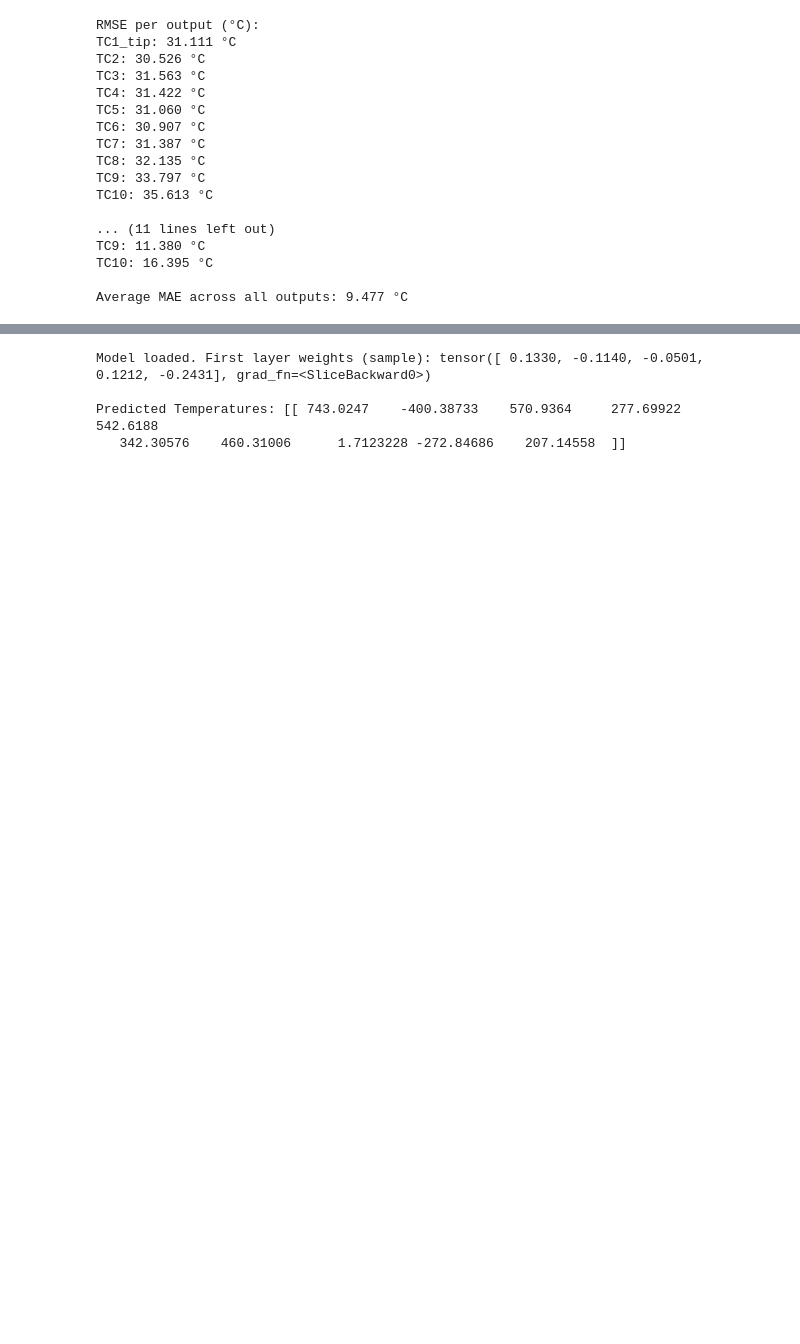
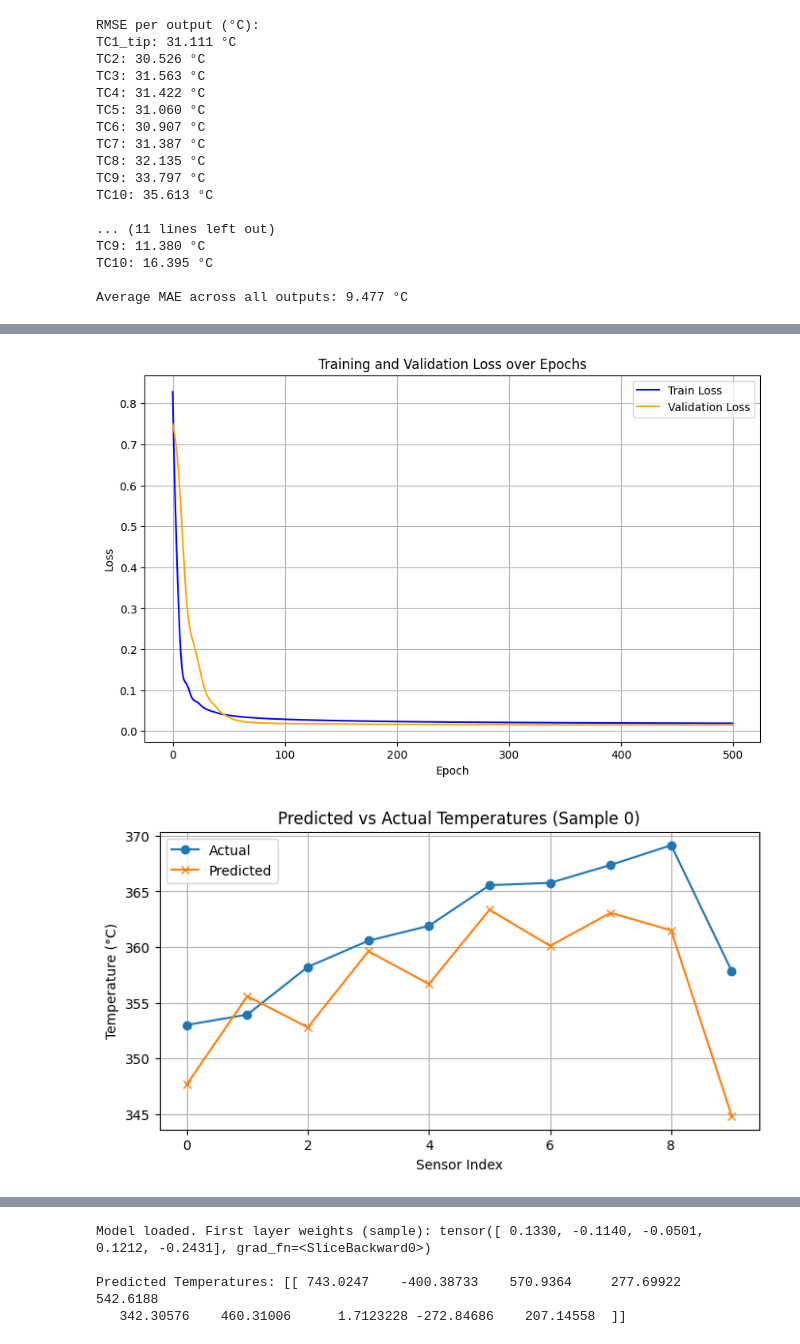
Before and after one commit to Renewable-Thermal-Laboratory/CSP-Thermo-PGML, a Jupyter notebook: PhysicsGuidedNN_Modeling_VTDP.ipynb, the cells around one changed output, grey strips where cells are left out. Cells and saved outputs as stored; diff of their text form; code cells hidden in the pictures; blank space fills up the shorter version.

Commit message:
Added graphs for visualization

```diff
--- a/PhysicsGuidedNN_Modeling_VTDP.ipynb
+++ b/PhysicsGuidedNN_Modeling_VTDP.ipynb
@@ -296,3 +296,80 @@ TC10: 16.395 °C
 Average MAE across all outputs: 9.477 °C
 # %% [markdown]
 <!-- ----------------------------------------------------------------------------------------------------------------------------------- -->
+# %%
+plt.figure(figsize=(10, 6))
+plt.plot(train_losses, label='Train Loss', color='blue')
+plt.plot(val_losses, label='Validation Loss', color='orange')
+plt.xlabel('Epoch')
+plt.ylabel('Loss')
+plt.title('Training and Validation Loss over Epochs')
+plt.legend()
+plt.grid(True)
+plt.show()
+
+# Plot Predicted vs Actual Temperatures for 5 samples from the test set
+num_samples = 5
+for idx in range(num_samples):
+    plt.figure(figsize=(8, 4))
+    plt.plot(y_real[idx], label='Actual', marker='o')
+    plt.plot(preds_real[idx], label='Predicted', marker='x')
+    plt.title(f'Predicted vs Actual Temperatures (Sample {idx})')
+    plt.xlabel('Sensor Index')
+    plt.ylabel('Temperature (°C)')
+    plt.legend()
+    plt.grid(True)
+    plt.show()
+
+
+# Scatterplot
+
+plt.figure(figsize=(6, 6))
+plt.scatter(y_real.flatten(), preds_real.flatten(), alpha=0.4)
+plt.plot([y_real.min(), y_real.max()], [y_real.min(), y_real.max()], color='red', linestyle='--')
+plt.xlabel("Actual Temperature (°C)")
+plt.ylabel("Predicted Temperature (°C)")
+plt.title("Scatterplot of Predicted vs Actual Temperatures (All Data)")
+plt.grid(True)
+plt.axis("equal")
+plt.show()
+
+#Residuals (Error) Plot
+residuals = preds_real - y_real
+plt.figure(figsize=(10, 5))
+plt.scatter(range(len(residuals.flatten())), residuals.flatten(), alpha=0.4)
+plt.hlines(0, 0, len(residuals.flatten()), colors='red', linestyles='--')
+plt.title("Residuals (Predicted - Actual) for All Data")
+plt.xlabel("Sample Index")
+plt.ylabel("Residual (°C)")
+plt.grid(True)
+plt.show()
+
+#Residual Distribution Histogram
+plt.figure(figsize=(8, 4))
+plt.hist(residuals.flatten(), bins=50, alpha=0.7, color='purple', edgecolor='black')
+plt.title("Distribution of Residuals")
+plt.xlabel("Residual (°C)")
+plt.ylabel("Frequency")
+plt.grid(True)
+plt.show()
+
+#Bar Chart: RMSE per Sensor
+plt.figure(figsize=(10, 5))
+plt.bar(y.columns, rmse, color='skyblue', edgecolor='black')
+plt.title("RMSE per Output Sensor")
+plt.ylabel("RMSE (°C)")
+plt.xticks(rotation=45)
+plt.grid(axis='y')
+plt.show()
+
+#Bar Chart: MAE per Sensor
+plt.figure(figsize=(10, 5))
+plt.bar(y.columns, mae, color='orange', edgecolor='black')
+plt.title("MAE per Output Sensor")
+plt.ylabel("MAE (°C)")
+plt.xticks(rotation=45)
+plt.grid(axis='y')
+plt.show()
+# %% [output]
+[figure, added]
+[figure, added]
```
Also changed, not shown: parts of 1 cell of this notebook.
